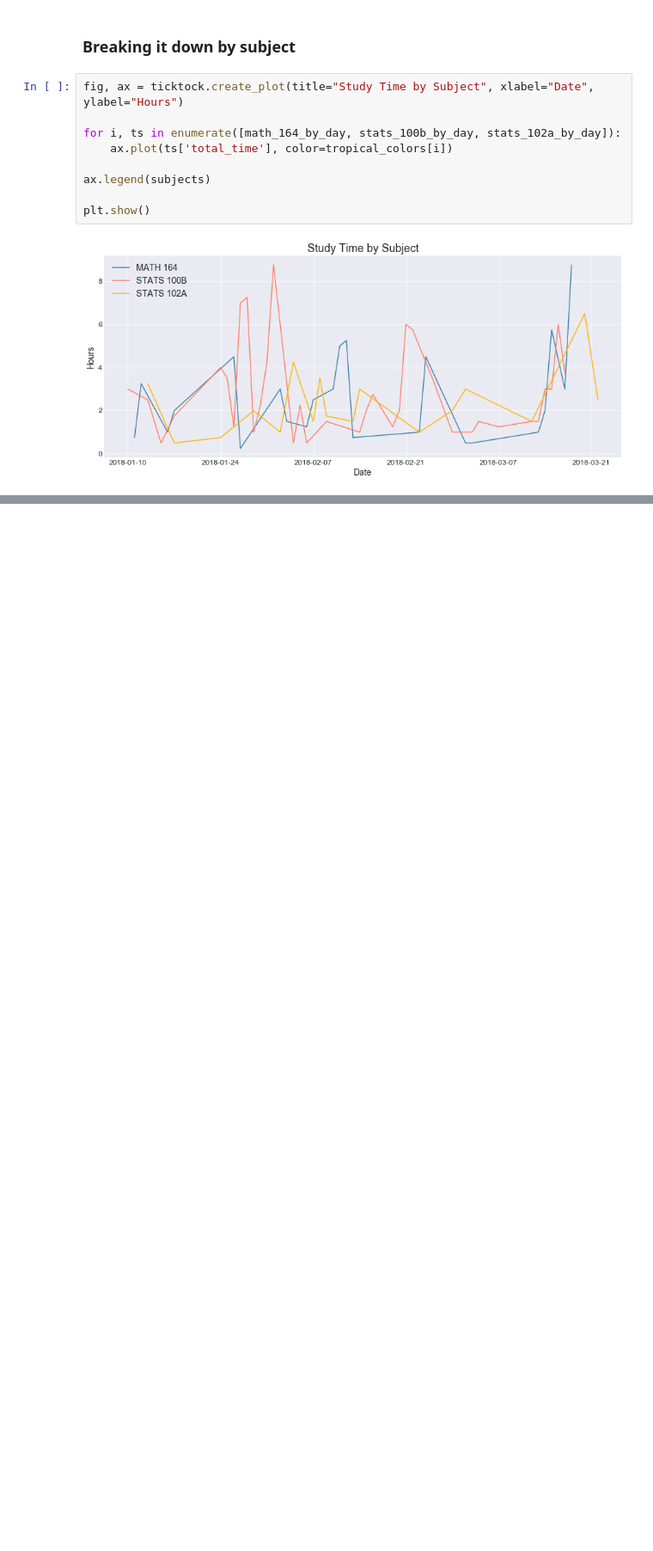
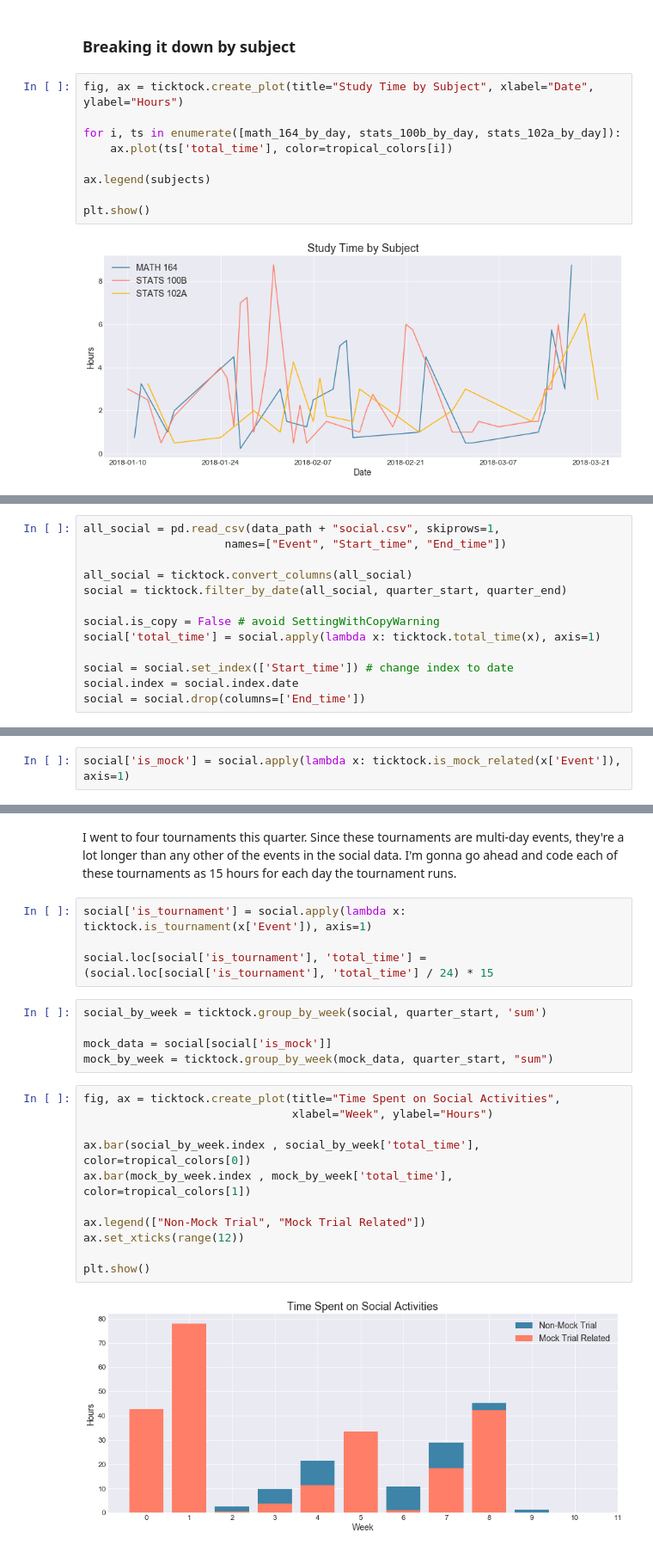
Before and after one commit to ashleyshine/ticktock, a Jupyter notebook: Winter-2018-Analysis.ipynb, the cells around one changed output, grey strips where cells are left out. Shown at 86% size. Drawn from its saved outputs; the diff is of its cells as text; blank space fills up the shorter version.

```diff
--- a/Winter-2018-Analysis.ipynb
+++ b/Winter-2018-Analysis.ipynb
@@ -109,0 +208,13 @@ plt.show()
+# %%
+all_social = pd.read_csv(data_path + "social.csv", skiprows=1,
+                     names=["Event", "Start_time", "End_time"])
+
+all_social = ticktock.convert_columns(all_social)
+social = ticktock.filter_by_date(all_social, quarter_start, quarter_end)
+
+social.is_copy = False # avoid SettingWithCopyWarning
+social['total_time'] = social.apply(lambda x: ticktock.total_time(x), axis=1)
+
+social = social.set_index(['Start_time']) # change index to date
+social.index = social.index.date
+social = social.drop(columns=['End_time'])
@@ -109,0 +223,2 @@ plt.show()
+# %%
+social['is_mock'] = social.apply(lambda x: ticktock.is_mock_related(x['Event']), axis=1)
@@ -109,0 +233,24 @@ plt.show()
+# %% [markdown]
+I went to four tournaments this quarter. Since these tournaments are multi-day events, they're a lot longer than any other of the events in the social data. I'm gonna go ahead and code each of these tournaments as 15 hours for each day the tournament runs.
+# %%
+social['is_tournament'] = social.apply(lambda x: ticktock.is_tournament(x['Event']), axis=1)
+
+social.loc[social['is_tournament'], 'total_time'] = (social.loc[social['is_tournament'], 'total_time'] / 24) * 15
+# %%
+social_by_week = ticktock.group_by_week(social, quarter_start, 'sum')
+
+mock_data = social[social['is_mock']]
+mock_by_week = ticktock.group_by_week(mock_data, quarter_start, "sum")
+# %%
+fig, ax = ticktock.create_plot(title="Time Spent on Social Activities",
+                               xlabel="Week", ylabel="Hours")
+
+ax.bar(social_by_week.index , social_by_week['total_time'], color=tropical_colors[0])
+ax.bar(mock_by_week.index , mock_by_week['total_time'], color=tropical_colors[1])
+
+ax.legend(["Non-Mock Trial", "Mock Trial Related"])
+ax.set_xticks(range(12))
+
+plt.show()
+# %% [output]
+[figure, added]
```
Also changed, not shown: parts of 26 cells of this notebook, 1 other file.
